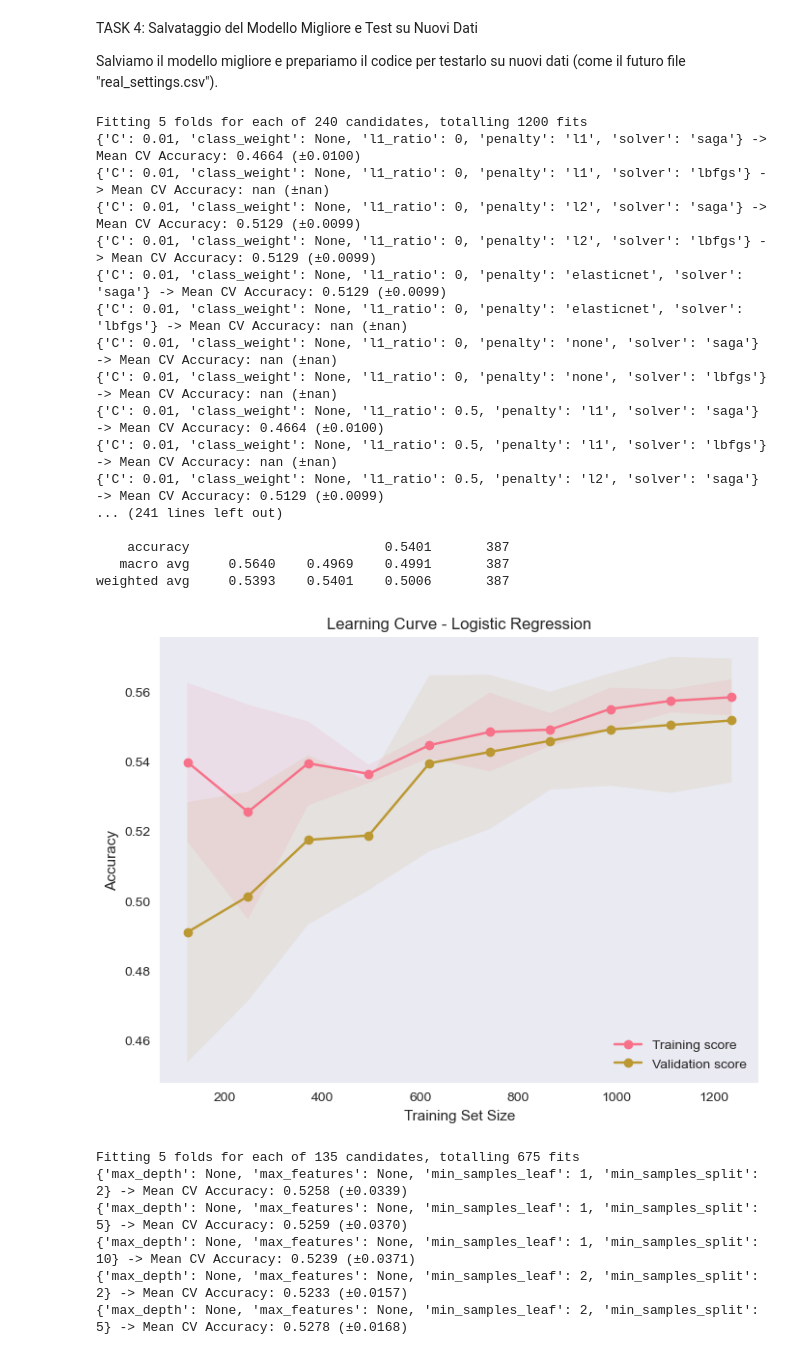
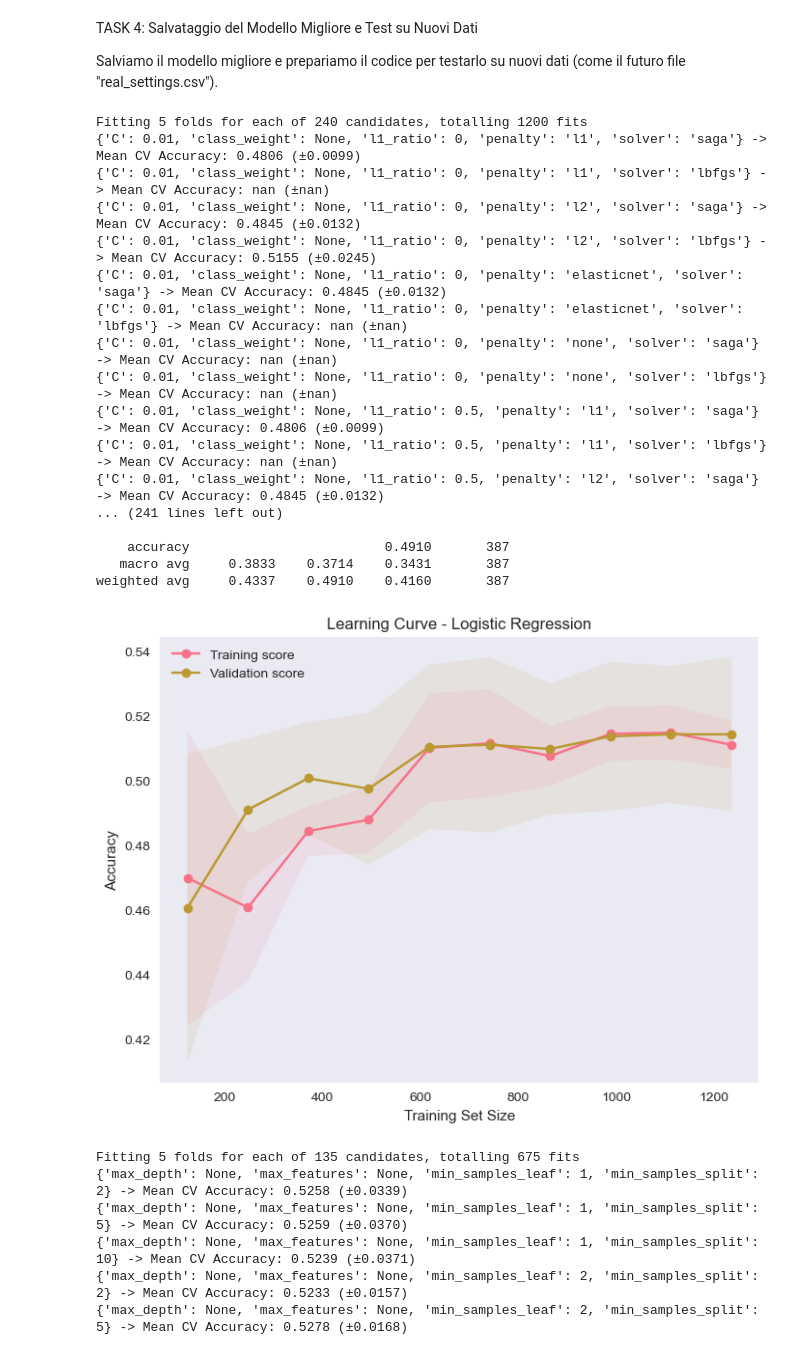
Before and after one commit to Samuele223/machine-Learning, a Jupyter notebook: proj1.ipynb, the cells around one changed output. Drawn from its saved outputs; the diff is of its cells as text; code cells hidden in the pictures.

```diff
--- a/proj1.ipynb
+++ b/proj1.ipynb
@@ -703,7 +738,7 @@ param_grid = {
 }
 
 # 2) Configuriamo GridSearchCV
-lr = LogisticRegression(random_state=42, max_iter=5000)
+lr = LogisticRegression(random_state=42)
 grid = GridSearchCV(
     estimator=lr,
     param_grid=param_grid,
@@ -728,6 +763,7 @@ for mean_score, std_score, params in zip(
 print("\nBest hyperparameters found:")
 print(grid.best_params_)
 print(f"Best CV Accuracy: {grid.best_score_:.4f}")
+best_logistic_regression = grid.best_params_
 
 # 6) Valutazione sul test set
 y_pred = grid.predict(X_test)
@@ -742,43 +778,43 @@ train_sizes, train_scores, val_scores = learning_curve(
     scoring='accuracy',
     train_sizes=np.linspace(0.1, 1.0, 10),
     n_jobs=-1
 )
 
 train_mean = np.mean(train_scores, axis=1)
 train_std  = np.std(train_scores, axis=1)
 val_mean   = np.mean(val_scores, axis=1)
 val_std    = np.std(val_scores, axis=1)
 
 plt.figure(figsize=(8,6))
 plt.plot(train_sizes, train_mean, 'o-', label='Training score')
 plt.fill_between(train_sizes, train_mean-train_std, train_mean+train_std, alpha=0.1)
 plt.plot(train_sizes, val_mean, 'o-', label='Validation score')
 plt.fill_between(train_sizes, val_mean-val_std, val_mean+val_std, alpha=0.1)
 plt.title('Learning Curve - Logistic Regression')
 plt.xlabel('Training Set Size')
 plt.ylabel('Accuracy')
 plt.legend(loc='best')
 plt.grid()
 plt.show()
 # %% [output]
 Fitting 5 folds for each of 240 candidates, totalling 1200 fits
-{'C': 0.01, 'class_weight': None, 'l1_ratio': 0, 'penalty': 'l1', 'solver': 'saga'} -> Mean CV Accuracy: 0.4664 (±0.0100)
+{'C': 0.01, 'class_weight': None, 'l1_ratio': 0, 'penalty': 'l1', 'solver': 'saga'} -> Mean CV Accuracy: 0.4806 (±0.0099)
 {'C': 0.01, 'class_weight': None, 'l1_ratio': 0, 'penalty': 'l1', 'solver': 'lbfgs'} -> Mean CV Accuracy: nan (±nan)
-{'C': 0.01, 'class_weight': None, 'l1_ratio': 0, 'penalty': 'l2', 'solver': 'saga'} -> Mean CV Accuracy: 0.5129 (±0.0099)
-{'C': 0.01, 'class_weight': None, 'l1_ratio': 0, 'penalty': 'l2', 'solver': 'lbfgs'} -> Mean CV Accuracy: 0.5129 (±0.0099)
-{'C': 0.01, 'class_weight': None, 'l1_ratio': 0, 'penalty': 'elasticnet', 'solver': 'saga'} -> Mean CV Accuracy: 0.5129 (±0.0099)
+{'C': 0.01, 'class_weight': None, 'l1_ratio': 0, 'penalty': 'l2', 'solver': 'saga'} -> Mean CV Accuracy: 0.4845 (±0.0132)
+{'C': 0.01, 'class_weight': None, 'l1_ratio': 0, 'penalty': 'l2', 'solver': 'lbfgs'} -> Mean CV Accuracy: 0.5155 (±0.0245)
+{'C': 0.01, 'class_weight': None, 'l1_ratio': 0, 'penalty': 'elasticnet', 'solver': 'saga'} -> Mean CV Accuracy: 0.4845 (±0.0132)
 {'C': 0.01, 'class_weight': None, 'l1_ratio': 0, 'penalty': 'elasticnet', 'solver': 'lbfgs'} -> Mean CV Accuracy: nan (±nan)
 {'C': 0.01, 'class_weight': None, 'l1_ratio': 0, 'penalty': 'none', 'solver': 'saga'} -> Mean CV Accuracy: nan (±nan)
 {'C': 0.01, 'class_weight': None, 'l1_ratio': 0, 'penalty': 'none', 'solver': 'lbfgs'} -> Mean CV Accuracy: nan (±nan)
-{'C': 0.01, 'class_weight': None, 'l1_ratio': 0.5, 'penalty': 'l1', 'solver': 'saga'} -> Mean CV Accuracy: 0.4664 (±0.0100)
+{'C': 0.01, 'class_weight': None, 'l1_ratio': 0.5, 'penalty': 'l1', 'solver': 'saga'} -> Mean CV Accuracy: 0.4806 (±0.0099)
 {'C': 0.01, 'class_weight': None, 'l1_ratio': 0.5, 'penalty': 'l1', 'solver': 'lbfgs'} -> Mean CV Accuracy: nan (±nan)
-{'C': 0.01, 'class_weight': None, 'l1_ratio': 0.5, 'penalty': 'l2', 'solver': 'saga'} -> Mean CV Accuracy: 0.5129 (±0.0099)
+{'C': 0.01, 'class_weight': None, 'l1_ratio': 0.5, 'penalty': 'l2', 'solver': 'saga'} -> Mean CV Accuracy: 0.4845 (±0.0132)
 ... (241 lines left out)
 
-    accuracy                         0.5401       387
-   macro avg     0.5640    0.4969    0.4991       387
-weighted avg     0.5393    0.5401    0.5006       387
+    accuracy                         0.4910       387
+   macro avg     0.3833    0.3714    0.3431       387
+weighted avg     0.4337    0.4910    0.4160       387
-[figure, old version]
+[figure, new version]
 # %%
 # ------------------------------------------Decision Tree-------------------------------------------
 param_grid_dt = {
```
Also changed, not shown: parts of 9 cells of this notebook.
